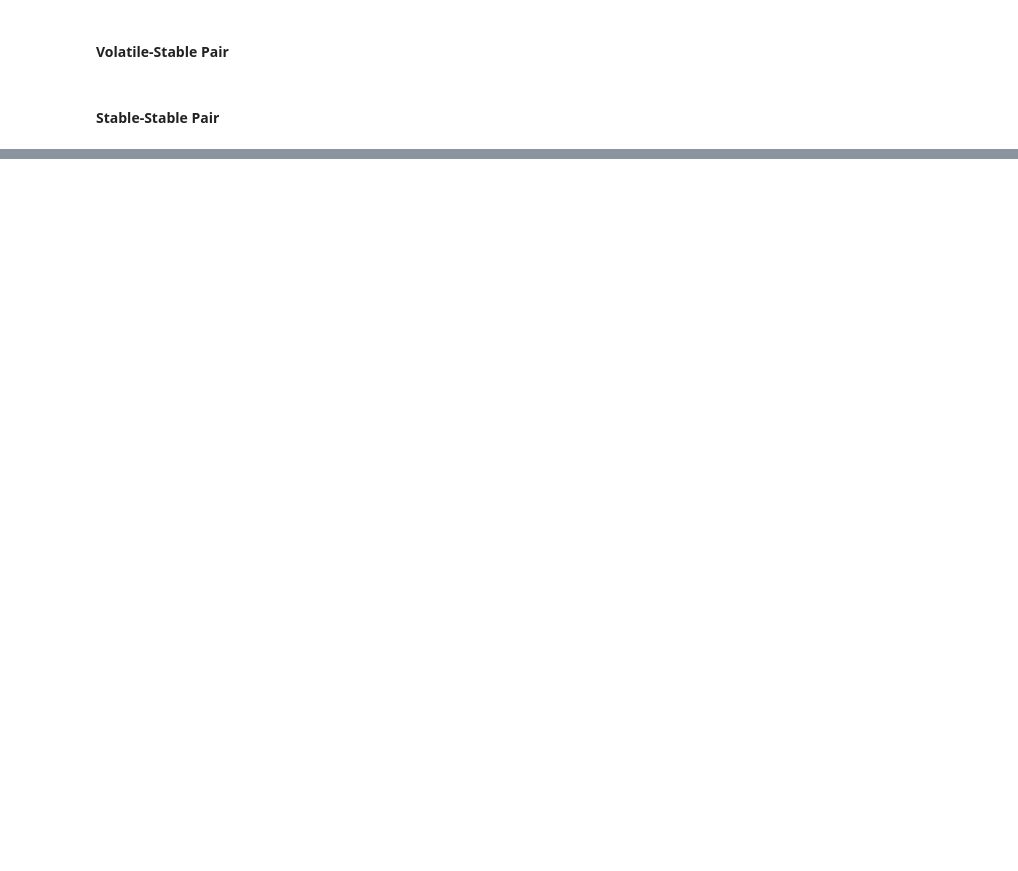
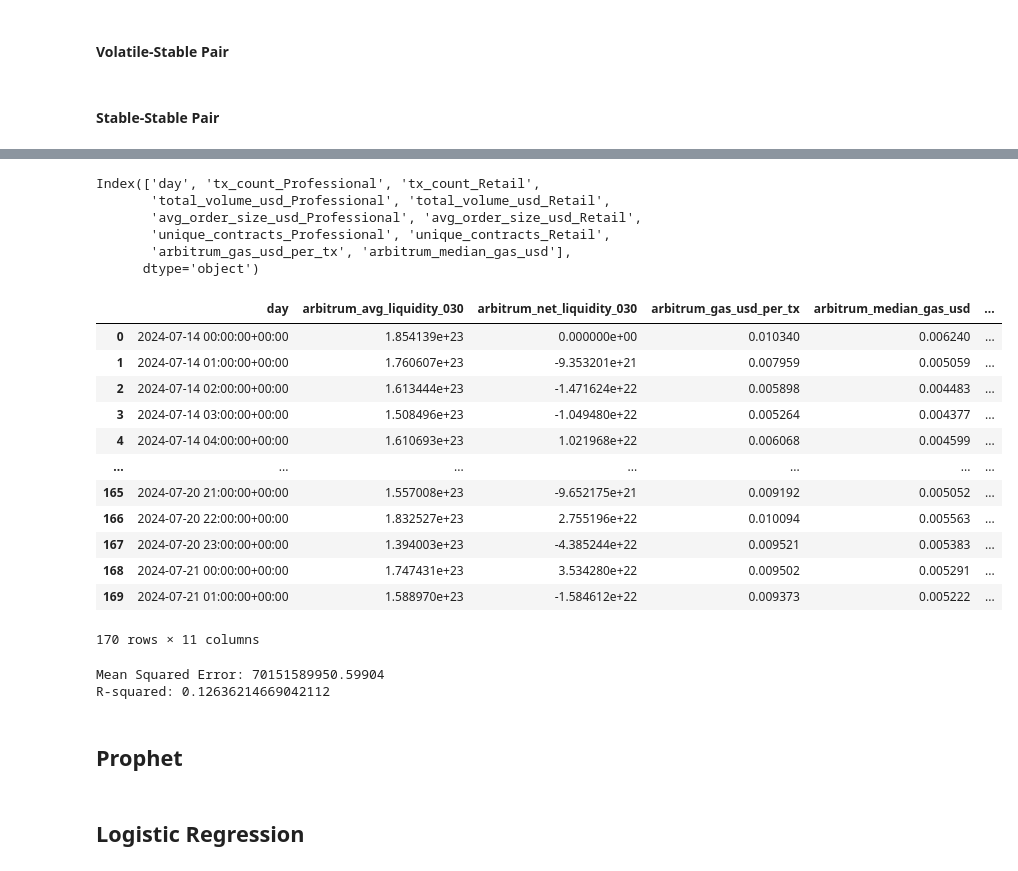
Before and after one commit to BrandynHamilton/gas_subsidy_research, a Jupyter notebook: eda.ipynb, the cells around one changed output, grey strips where cells are left out. Cells and saved outputs as stored; diff of their text form; code cells hidden in the pictures; blank space fills up the shorter version.

Commit message:
working on ml models

```diff
--- a/eda.ipynb
+++ b/eda.ipynb
@@ -548,5 +632,5 @@ arb_pool_df[(arb_pool_df['arbitrum_token_pair']=='DAI-USDC')]['arbitrum_fee_tier
 array(['0.01%', '0.05%', '0.30%'], dtype=object)
 # %%
 weth_zro_df = arb_pool_df[(arb_pool_df['arbitrum_token_pair']=='WETH-ZRO')]
-weth_zro = fee_tier_cleaning(weth_zro_df)
+weth_zro = fee_tier_cleaning(weth_zro_df, 'arbitrum')
 # %% [output]
@@ -1529,0 +2008,27 @@ for index, value in agg_avg_gas_stb_stb_correlations.items():
+# %%
+combined_trader_data.columns
+# %% [output]
+Index(['day', 'tx_count_Professional', 'tx_count_Retail',
+       'total_volume_usd_Professional', 'total_volume_usd_Retail',
+       'avg_order_size_usd_Professional', 'avg_order_size_usd_Retail',
+       'unique_contracts_Professional', 'unique_contracts_Retail',
+       'arbitrum_gas_usd_per_tx', 'arbitrum_median_gas_usd'],
+      dtype='object')
+# %%
+vol_vol_ml = weth_zro[['day','arbitrum_avg_liquidity_030','arbitrum_net_liquidity_030','arbitrum_gas_usd_per_tx','arbitrum_median_gas_usd','arbitrum_volume_usd_030','arbitrum_num_trades_030']].copy()
+vol_vol_ml = vol_vol_ml.merge(combined_trader_data[['day','avg_order_size_usd_Professional','avg_order_size_usd_Retail','tx_count_Professional', 'tx_count_Retail']], how='inner', on='day')
+vol_vol_ml
+# %% [output]
+|  | day | arbitrum_avg_liquidity_030 | arbitrum_net_liquidity_030 | arbitrum_gas_usd_per_tx | arbitrum_median_gas_usd | ... |
+| 0 | 2024-07-14 00:00:00+00:00 | 1.854139e+23 | 0.000000e+00 | 0.010340 | 0.006240 | ... |
+| 1 | 2024-07-14 01:00:00+00:00 | 1.760607e+23 | -9.353201e+21 | 0.007959 | 0.005059 | ... |
+| 2 | 2024-07-14 02:00:00+00:00 | 1.613444e+23 | -1.471624e+22 | 0.005898 | 0.004483 | ... |
+| 3 | 2024-07-14 03:00:00+00:00 | 1.508496e+23 | -1.049480e+22 | 0.005264 | 0.004377 | ... |
+| 4 | 2024-07-14 04:00:00+00:00 | 1.610693e+23 | 1.021968e+22 | 0.006068 | 0.004599 | ... |
+| ... | ... | ... | ... | ... | ... | ... |
+| 165 | 2024-07-20 21:00:00+00:00 | 1.557008e+23 | -9.652175e+21 | 0.009192 | 0.005052 | ... |
+| 166 | 2024-07-20 22:00:00+00:00 | 1.832527e+23 | 2.755196e+22 | 0.010094 | 0.005563 | ... |
+| 167 | 2024-07-20 23:00:00+00:00 | 1.394003e+23 | -4.385244e+22 | 0.009521 | 0.005383 | ... |
+| 168 | 2024-07-21 00:00:00+00:00 | 1.747431e+23 | 3.534280e+22 | 0.009502 | 0.005291 | ... |
+| 169 | 2024-07-21 01:00:00+00:00 | 1.588970e+23 | -1.584612e+22 | 0.009373 | 0.005222 | ... |
+170 rows × 11 columns
@@ -1529,0 +2037,27 @@ for index, value in agg_avg_gas_stb_stb_correlations.items():
+# %%
+X = vol_vol_ml.drop(columns=['arbitrum_volume_usd_030'])  # Features
+y = vol_vol_ml['arbitrum_volume_usd_030']  # Target variable
+
+# Split data
+X_train, X_test, y_train, y_test = train_test_split(X, y, test_size=0.2, random_state=42)
+
+# Train model
+model = LinearRegression()
+model.fit(X_train, y_train)
+
+# Predictions
+y_pred = model.predict(X_test)
+
+# Evaluation
+mse = mean_squared_error(y_test, y_pred)
+r2 = r2_score(y_test, y_pred)
+
+print(f'Mean Squared Error: {mse}')
+print(f'R-squared: {r2}')
+# %% [output]
+Mean Squared Error: 70151589950.59904
+R-squared: 0.12636214669042112
+# %% [markdown]
+## Prophet
+# %% [markdown]
+## Logistic Regression
```
Also changed, not shown: parts of 73 cells of this notebook, 2 other files.
